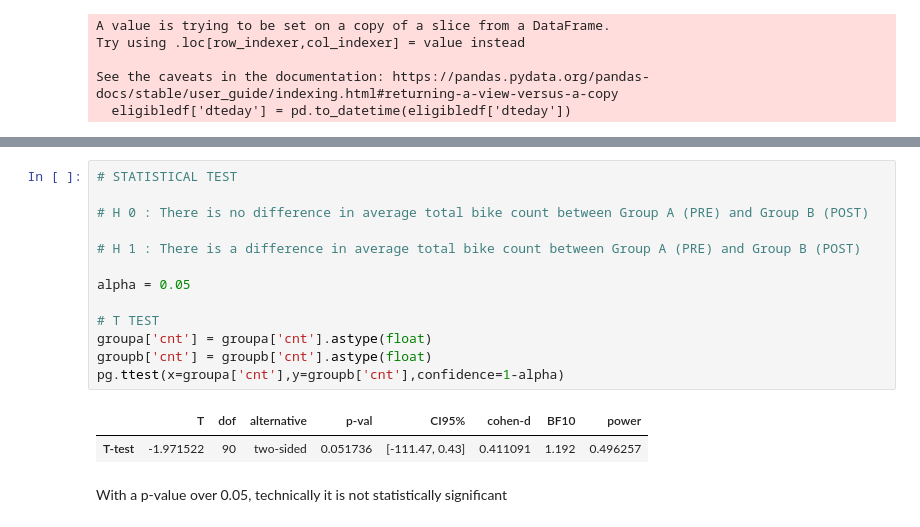
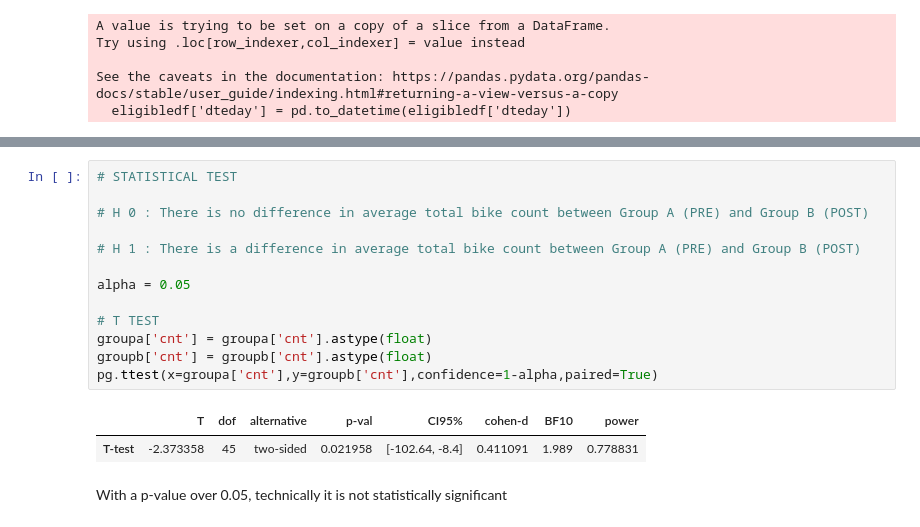
Before and after one commit to vrpperez7/Mod-4-Project, a Jupyter notebook: notebooks/statisticaltest.ipynb, the cells around one changed output, grey strips where cells are left out. Cells and saved outputs as stored; diff of their text form.

```diff
--- a/notebooks/statisticaltest.ipynb
+++ b/notebooks/statisticaltest.ipynb
@@ -224,18 +224,18 @@ weekday
 # %%
 # STATISTICAL TEST
 
 # H 0 : There is no difference in average total bike count between Group A (PRE) and Group B (POST)
 
 # H 1 : There is a difference in average total bike count between Group A (PRE) and Group B (POST)
 
 alpha = 0.05
 
 # T TEST
 groupa['cnt'] = groupa['cnt'].astype(float)
 groupb['cnt'] = groupb['cnt'].astype(float)
-pg.ttest(x=groupa['cnt'],y=groupb['cnt'],confidence=1-alpha)
+pg.ttest(x=groupa['cnt'],y=groupb['cnt'],confidence=1-alpha,paired=True)
 # %% [output]
 |  | T | dof | alternative | p-val | CI95% | cohen-d | BF10 | power |
-| T-test | -1.971522 | 90 | two-sided | 0.051736 | [-111.47, 0.43] | 0.411091 | 1.192 | 0.496257 |
+| T-test | -2.373358 | 45 | two-sided | 0.021958 | [-102.64, -8.4] | 0.411091 | 1.989 | 0.778831 |
 # %% [markdown]
 With a p-value over 0.05, technically it is not statistically significant
```
Also changed, not shown: parts of 1 cell of this notebook, 1 other file.
